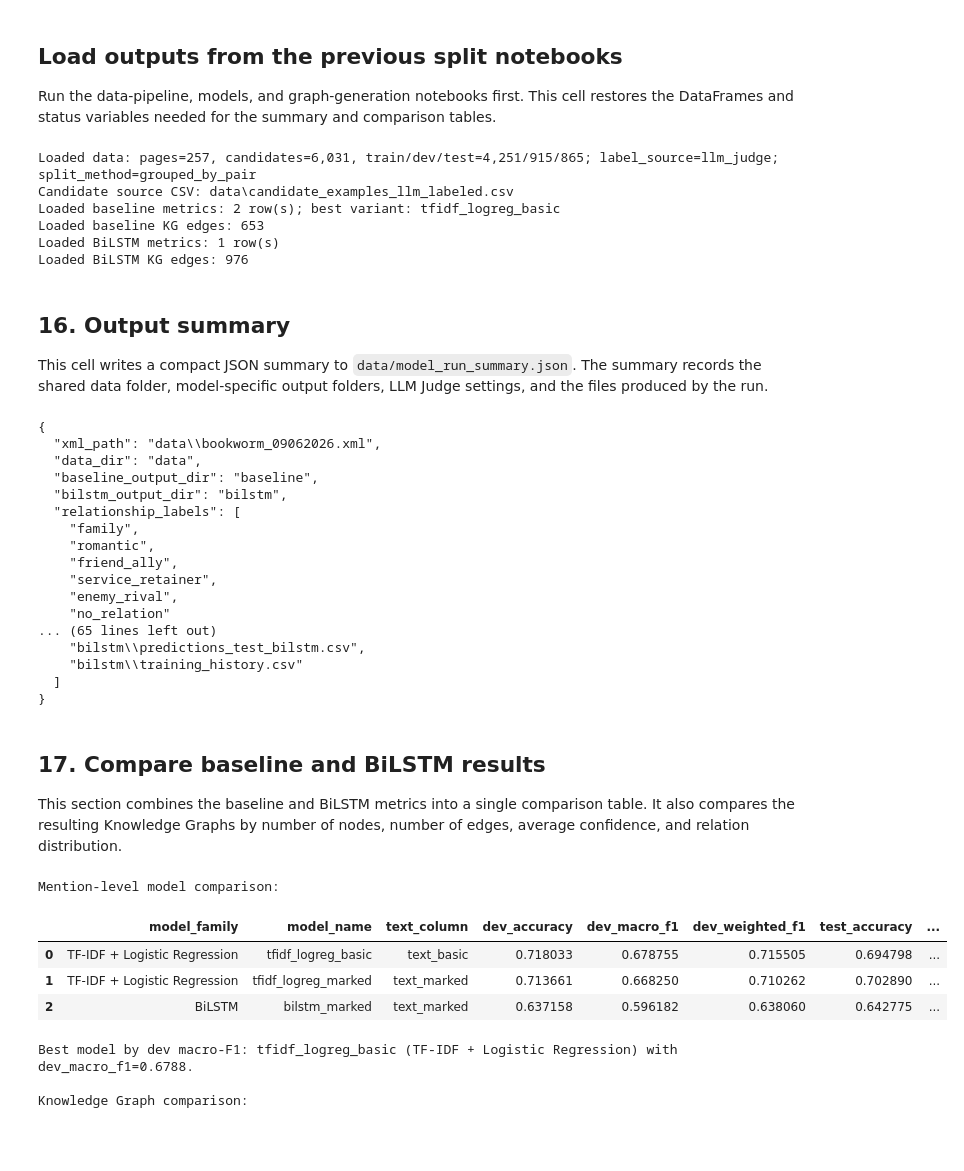
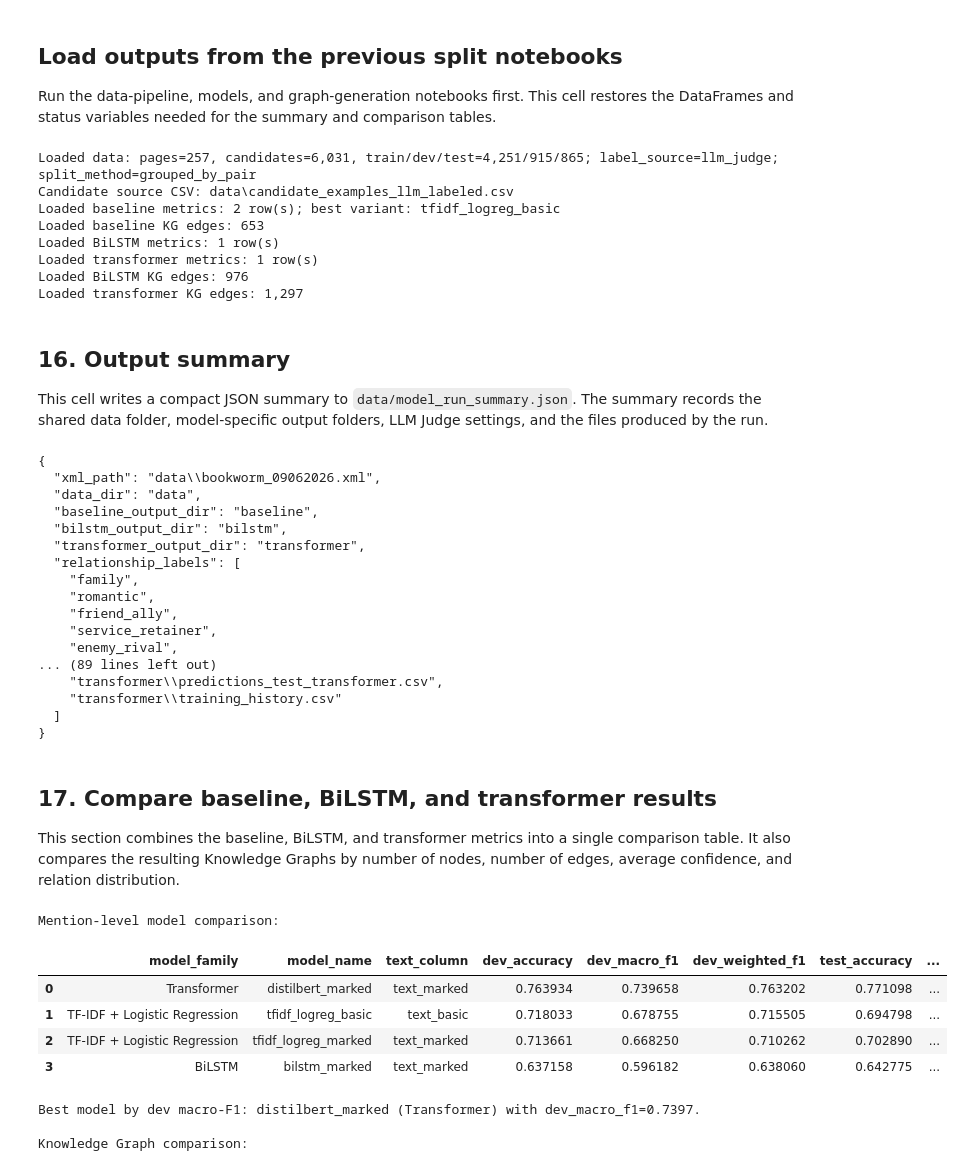
Before and after one commit to philippchn/NLP_Character_Relationship_KG, a Jupyter notebook: 04_evaluation_and_comparing.ipynb, the cells around one changed output. Drawn from its saved outputs; the diff is of its cells as text; code cells hidden in the pictures; blank space fills up the shorter version.

Commit message:
add DistilBERT results and transformer model artifacts

```diff
--- a/04_evaluation_and_comparing.ipynb
+++ b/04_evaluation_and_comparing.ipynb
@@ -37,8 +37,10 @@ PIPELINE_RUN_METADATA_JSON = DATA_DIR / "pipeline_run_metadata.json"
 # Model-specific output folders.
 BASELINE_DIR = Path("baseline")  # TF-IDF + Logistic Regression artifacts.
 BILSTM_DIR = Path("bilstm")      # BiLSTM artifacts.
+TRANSFORMER_DIR = Path("transformer")  # DistilBERT/transformer artifacts from 02.5_transformer_colab.ipynb.
 BASELINE_DIR.mkdir(parents=True, exist_ok=True)
 BILSTM_DIR.mkdir(parents=True, exist_ok=True)
+TRANSFORMER_DIR.mkdir(parents=True, exist_ok=True)
 
 # Relationship labels. "no_relation" is needed as the negative class.
 RELATIONSHIPS = [
@@ -64,6 +66,7 @@ print(f"XML path: {XML_PATH.resolve()}")
 print(f"Shared data folder: {DATA_DIR.resolve()}")
 print(f"Baseline output folder: {BASELINE_DIR.resolve()}")
 print(f"BiLSTM output folder: {BILSTM_DIR.resolve()}")
+print(f"Transformer output folder: {TRANSFORMER_DIR.resolve()}")
 print(f"Relationship labels: {RELATIONSHIPS}")
 # %% [output]
 XML path: E:\Natural Language Processing\Project 2\data\bookworm_09062026.xml
@@ -148,11 +153,21 @@ if bilstm_metrics_path.exists():
     if len(loaded_bilstm_metrics_df):
         bilstm_metrics_df = loaded_bilstm_metrics_df
 
+transformer_metrics_path = TRANSFORMER_DIR / "metrics_transformer.csv"
+if transformer_metrics_path.exists():
+    loaded_transformer_metrics_df = pd.read_csv(transformer_metrics_path)
+    if len(loaded_transformer_metrics_df):
+        transformer_metrics_df = loaded_transformer_metrics_df
+
 # Graph outputs produced by 03_graph_generation.ipynb.
 kg_edges_df = read_csv_or_empty(BASELINE_DIR / "kg_edges_best_baseline.csv")
 kg_edges_bilstm_path = BILSTM_DIR / "kg_edges_bilstm.csv"
 if kg_edges_bilstm_path.exists():
     kg_edges_bilstm_df = pd.read_csv(kg_edges_bilstm_path)
+
+kg_edges_transformer_path = TRANSFORMER_DIR / "kg_edges_transformer.csv"
+if kg_edges_transformer_path.exists():
+    kg_edges_transformer_df = pd.read_csv(kg_edges_transformer_path)
 
 graph_path = BASELINE_DIR / "kg_tfidf_logreg_best_baseline.html"
 if graph_path.exists():
@@ -162,21 +177,31 @@ graph_path_bilstm = BILSTM_DIR / "kg_bilstm.html"
 if graph_path_bilstm.exists():
     graph_status_bilstm = "existing_file"
 
+graph_path_transformer = TRANSFORMER_DIR / "kg_transformer.html"
+if graph_path_transformer.exists():
+    graph_status_transformer = "existing_file"
+
 print(f"Loaded data: pages={len(pages_df):,}, candidates={len(candidates_df):,}, train/dev/test={len(train_df):,}/{len(dev_df):,}/{len(test_df):,}; label_source={LABEL_SOURCE}; split_method={split_method}")
 print(f"Candidate source CSV: {candidate_source_csv}")
 print(f"Loaded baseline metrics: {len(metrics_df):,} row(s); best variant: {best_variant}")
 print(f"Loaded baseline KG edges: {len(kg_edges_df):,}")
 if "bilstm_metrics_df" in globals():
     print(f"Loaded BiLSTM metrics: {len(bilstm_metrics_df):,} row(s)")
+if "transformer_metrics_df" in globals():
+    print(f"Loaded transformer metrics: {len(transformer_metrics_df):,} row(s)")
 if "kg_edges_bilstm_df" in globals():
     print(f"Loaded BiLSTM KG edges: {len(kg_edges_bilstm_df):,}")
+if "kg_edges_transformer_df" in globals():
+    print(f"Loaded transformer KG edges: {len(kg_edges_transformer_df):,}")
 # %% [output]
 Loaded data: pages=257, candidates=6,031, train/dev/test=4,251/915/865; label_source=llm_judge; split_method=grouped_by_pair
 Candidate source CSV: data\candidate_examples_llm_labeled.csv
 Loaded baseline metrics: 2 row(s); best variant: tfidf_logreg_basic
 Loaded baseline KG edges: 653
 Loaded BiLSTM metrics: 1 row(s)
+Loaded transformer metrics: 1 row(s)
 Loaded BiLSTM KG edges: 976
+Loaded transformer KG edges: 1,297
 # %% [markdown]
 ## 16. Output summary
 
@@ -187,6 +212,7 @@ summary = {
     "data_dir": str(DATA_DIR),
     "baseline_output_dir": str(BASELINE_DIR),
     "bilstm_output_dir": str(BILSTM_DIR),
+    "transformer_output_dir": str(TRANSFORMER_DIR),
     "relationship_labels": RELATIONSHIPS,
     "num_pages": int(len(pages_df)),
     "num_candidates": int(len(candidates_df)),
@@ -213,17 +239,29 @@ if "bilstm_metrics_df" in globals():
     summary["bilstm_dev_macro_f1"] = float(bilstm_metrics_df.iloc[0]["dev_macro_f1"])
     summary["bilstm_test_macro_f1"] = float(bilstm_metrics_df.iloc[0]["test_macro_f1"])
 
+if "transformer_metrics_df" in globals():
+    summary["transformer_variant"] = str(transformer_metrics_df.iloc[0]["variant"])
+    summary["transformer_base_model"] = str(transformer_metrics_df.iloc[0].get("base_model", "not_available"))
+    summary["transformer_dev_macro_f1"] = float(transformer_metrics_df.iloc[0]["dev_macro_f1"])
+    summary["transformer_test_macro_f1"] = float(transformer_metrics_df.iloc[0]["test_macro_f1"])
+
 if "kg_edges_bilstm_df" in globals():
     summary["num_kg_edges_bilstm"] = int(len(kg_edges_bilstm_df))
+
+if "kg_edges_transformer_df" in globals():
+    summary["num_kg_edges_transformer"] = int(len(kg_edges_transformer_df))
 
 if "graph_status" in globals():
     summary["baseline_graph_status"] = graph_status
 if "graph_status_bilstm" in globals():
     summary["bilstm_graph_status"] = graph_status_bilstm
+if "graph_status_transformer" in globals():
+    summary["transformer_graph_status"] = graph_status_transformer
 
 summary["shared_data_files"] = sorted(str(path) for path in DATA_DIR.rglob("*") if path.is_file())
 summary["baseline_files_written"] = sorted(str(path) for path in BASELINE_DIR.rglob("*") if path.is_file())
 summary["bilstm_files_written"] = sorted(str(path) for path in BILSTM_DIR.rglob("*") if path.is_file())
+summary["transformer_files_written"] = sorted(str(path) for path in TRANSFORMER_DIR.rglob("*") if path.is_file())
 
 summary_path = RUN_SUMMARY_JSON
 summary_path.write_text(json.dumps(summary, indent=2), encoding="utf-8")
@@ -235,22 +273,22 @@ print(json.dumps(summary, indent=2))
   "data_dir": "data",
   "baseline_output_dir": "baseline",
   "bilstm_output_dir": "bilstm",
+  "transformer_output_dir": "transformer",
   "relationship_labels": [
     "family",
     "romantic",
     "friend_ally",
     "service_retainer",
     "enemy_rival",
-    "no_relation"
-... (65 lines left out)
-    "bilstm\\predictions_test_bilstm.csv",
-    "bilstm\\training_history.csv"
+... (89 lines left out)
+    "transformer\\predictions_test_transformer.csv",
+    "transformer\\training_history.csv"
   ]
 }
 # %% [markdown]
-## 17. Compare baseline and BiLSTM results
+## 17. Compare baseline, BiLSTM, and transformer results
 
-This section combines the baseline and BiLSTM metrics into a single comparison table. It also compares the resulting Knowledge Graphs by number of nodes, number of edges, average confidence, and relation distribution.
+This section combines the baseline, BiLSTM, and transformer metrics into a single comparison table. It also compares the resulting Knowledge Graphs by number of nodes, number of edges, average confidence, and relation distribution.
 # %%
 comparison_frames = []
 
@@ -265,6 +303,12 @@ if "bilstm_metrics_df" in globals():
     bilstm_comparison["model_family"] = "BiLSTM"
     bilstm_comparison["model_name"] = bilstm_comparison["variant"]
     comparison_frames.append(bilstm_comparison)
+
+if "transformer_metrics_df" in globals():
+    transformer_comparison = transformer_metrics_df.copy()
+    transformer_comparison["model_family"] = "Transformer"
+    transformer_comparison["model_name"] = transformer_comparison["variant"]
+    comparison_frames.append(transformer_comparison)
 
 if comparison_frames:
     model_comparison_df = pd.concat(comparison_frames, ignore_index=True, sort=False)
@@ -314,37 +358,40 @@ def summarize_kg_edges(model_name: str, edges_df: pd.DataFrame) -> dict:
     nodes = set(edges_df["head"]).union(set(edges_df["tail"]))
     relation_counts = edges_df["relation"].value_counts().to_dict()
     relation_distribution = "; ".join(f"{label}: {count}" for label, count in relation_counts.items())
 
     return {
         "model_name": model_name,
         "num_nodes": int(len(nodes)),
         "num_edges": int(len(edges_df)),
         "mean_confidence": float(edges_df["mean_confidence"].mean()),
         "mean_evidence_count": float(edges_df["evidence_count"].mean()),
         "relation_distribution": relation_distribution,
     }
 
 kg_summary_rows = []
 if "kg_edges_df" in globals():
     kg_summary_rows.append(summarize_kg_edges(f"baseline_best: {best_variant}", kg_edges_df))
 if "kg_edges_bilstm_df" in globals():
     kg_summary_rows.append(summarize_kg_edges("bilstm_marked", kg_edges_bilstm_df))
+if "kg_edges_transformer_df" in globals():
+    kg_summary_rows.append(summarize_kg_edges("transformer_distilbert", kg_edges_transformer_df))
 
 if kg_summary_rows:
     kg_model_comparison_df = pd.DataFrame(kg_summary_rows)
     kg_model_comparison_df.to_csv(KG_MODEL_COMPARISON_CSV, index=False)
 
     print("\nKnowledge Graph comparison:")
     display(kg_model_comparison_df)
 else:
     print("No KG edge DataFrames were found. Run the KG aggregation sections first.")
 # %% [output]
 Mention-level model comparison:
 |  | model_family | model_name | text_column | dev_accuracy | dev_macro_f1 | dev_weighted_f1 | test_accuracy | ... |
-| 0 | TF-IDF + Logistic Regression | tfidf_logreg_basic | text_basic | 0.718033 | 0.678755 | 0.715505 | 0.694798 | ... |
-| 1 | TF-IDF + Logistic Regression | tfidf_logreg_marked | text_marked | 0.713661 | 0.668250 | 0.710262 | 0.702890 | ... |
-| 2 | BiLSTM | bilstm_marked | text_marked | 0.637158 | 0.596182 | 0.638060 | 0.642775 | ... |
+| 0 | Transformer | distilbert_marked | text_marked | 0.763934 | 0.739658 | 0.763202 | 0.771098 | ... |
+| 1 | TF-IDF + Logistic Regression | tfidf_logreg_basic | text_basic | 0.718033 | 0.678755 | 0.715505 | 0.694798 | ... |
+| 2 | TF-IDF + Logistic Regression | tfidf_logreg_marked | text_marked | 0.713661 | 0.668250 | 0.710262 | 0.702890 | ... |
+| 3 | BiLSTM | bilstm_marked | text_marked | 0.637158 | 0.596182 | 0.638060 | 0.642775 | ... |
-Best model by dev macro-F1: tfidf_logreg_basic (TF-IDF + Logistic Regression) with dev_macro_f1=0.6788.
+Best model by dev macro-F1: distilbert_marked (Transformer) with dev_macro_f1=0.7397.
 
 Knowledge Graph comparison:
 |  | model_name | num_nodes | num_edges | mean_confidence | mean_evidence_count | relation_distribution |
```
Also changed, not shown: parts of 6 cells of this notebook, 9 other files.
